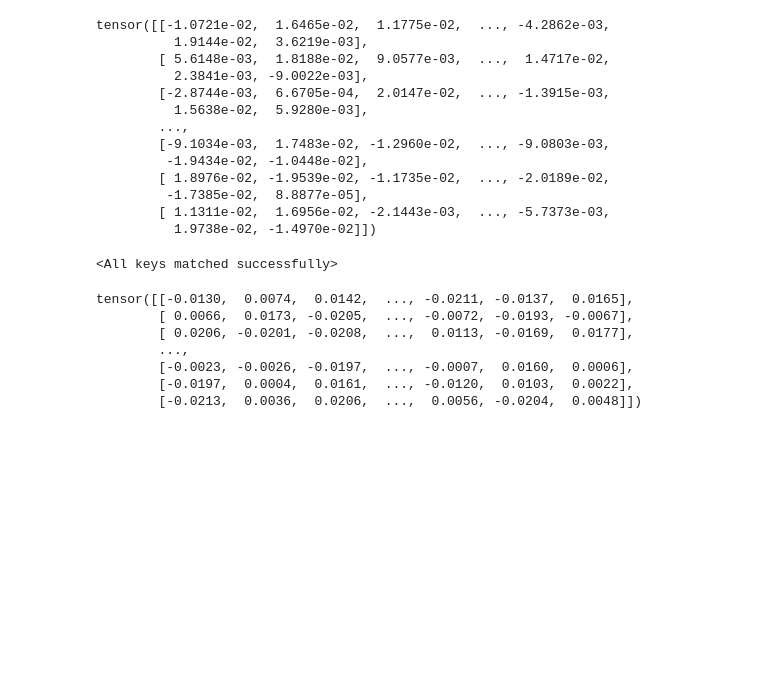
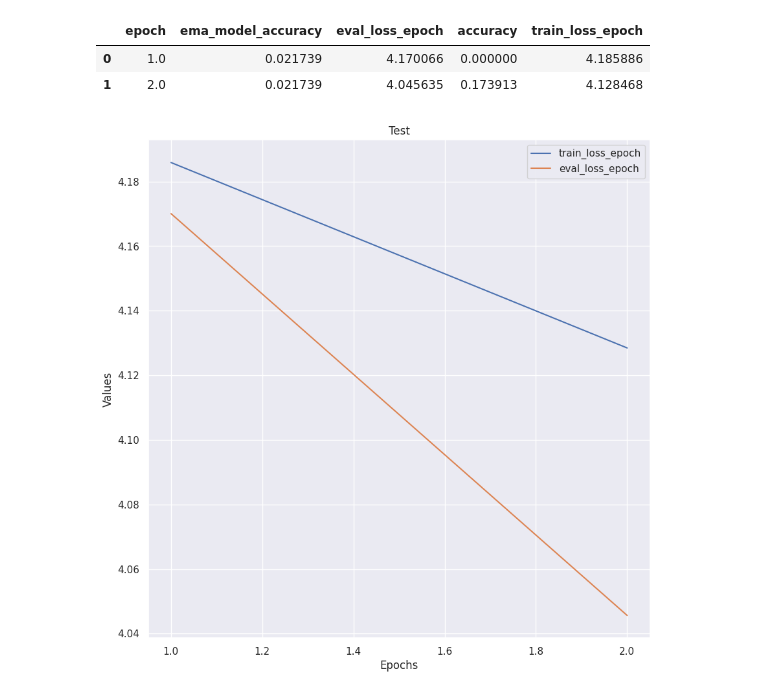
Before and after one commit to reinhud/dc_23_new, a Jupyter notebook: src/pytorch_gpu_project/src/test.ipynb, the cells around one changed output. Saved outputs shown, nothing was run; the diff lists cells and outputs as text; code cells hidden in the pictures; blank space fills up the shorter version.

```diff
--- a/src/pytorch_gpu_project/src/test.ipynb
+++ b/src/pytorch_gpu_project/src/test.ipynb
@@ -14,3 +13,2 @@ The autoreload extension is already loaded. To reload it, use:
 # %%
-checkpoint = torch.load("output/training/resnet50/2023-07-13 20:34:08/best_model.pt")
-num_classes = checkpoint["model_state_dict"]["fc.weight"].shape[0]
+path = "output/training/resnet50/2023-07-13 20:34:08/train_history.csv"
@@ -24,32 +15,27 @@ model = timm.create_model(
-# %%
-a = model.state_dict()["fc.weight"]
-a
-# %% [output]
-tensor([[-1.0721e-02,  1.6465e-02,  1.1775e-02,  ..., -4.2862e-03,
-          1.9144e-02,  3.6219e-03],
-        [ 5.6148e-03,  1.8188e-02,  9.0577e-03,  ...,  1.4717e-02,
-          2.3841e-03, -9.0022e-03],
-        [-2.8744e-03,  6.6705e-04,  2.0147e-02,  ..., -1.3915e-03,
-          1.5638e-02,  5.9280e-03],
-        ...,
-        [-9.1034e-03,  1.7483e-02, -1.2960e-02,  ..., -9.0803e-03,
-         -1.9434e-02, -1.0448e-02],
-        [ 1.8976e-02, -1.9539e-02, -1.1735e-02,  ..., -2.0189e-02,
-         -1.7385e-02,  8.8877e-05],
-        [ 1.1311e-02,  1.6956e-02, -2.1443e-03,  ..., -5.7373e-03,
-          1.9738e-02, -1.4970e-02]])
-# %%
-model.load_state_dict(checkpoint["model_state_dict"])
-# %% [output]
-<All keys matched successfully>
-# %%
-b = model.state_dict()["fc.weight"]
-b
-# %% [output]
-tensor([[-0.0130,  0.0074,  0.0142,  ..., -0.0211, -0.0137,  0.0165],
-        [ 0.0066,  0.0173, -0.0205,  ..., -0.0072, -0.0193, -0.0067],
-        [ 0.0206, -0.0201, -0.0208,  ...,  0.0113, -0.0169,  0.0177],
-        ...,
-        [-0.0023, -0.0026, -0.0197,  ..., -0.0007,  0.0160,  0.0006],
-        [-0.0197,  0.0004,  0.0161,  ..., -0.0120,  0.0103,  0.0022],
-        [-0.0213,  0.0036,  0.0206,  ...,  0.0056, -0.0204,  0.0048]])
+# %%
+history = pd.read_csv(path)
+history
+# %% [output]
+|  | epoch | ema_model_accuracy | eval_loss_epoch | accuracy | train_loss_epoch |
+| 0 | 1.0 | 0.021739 | 4.170066 | 0.000000 | 4.185886 |
+| 1 | 2.0 | 0.021739 | 4.045635 | 0.173913 | 4.128468 |
+# %%
+path = "output/training/resnet50/2023-07-13 20:34:08/train_history.csv"
+def plot(path):
+
+    sns.set_theme(style="darkgrid")
+    fig, ax = plt.subplots(figsize=(10, 10))
+    plt.title(f"Test")
+    plt.xlabel(f"Epochs")
+    plt.ylabel("Values")
+
+    history = pd.read_csv(path)
+
+    plt.plot(history["epoch"], history["train_loss_epoch"], label = "train_loss_epoch")
+    plt.plot(history["epoch"], history["eval_loss_epoch"], label = "eval_loss_epoch")
+
+    plt.legend()
+
+plot(path)
+# %% [output]
+[figure, added]
```
Also changed, not shown: parts of 4 cells of this notebook, 2 other files.
